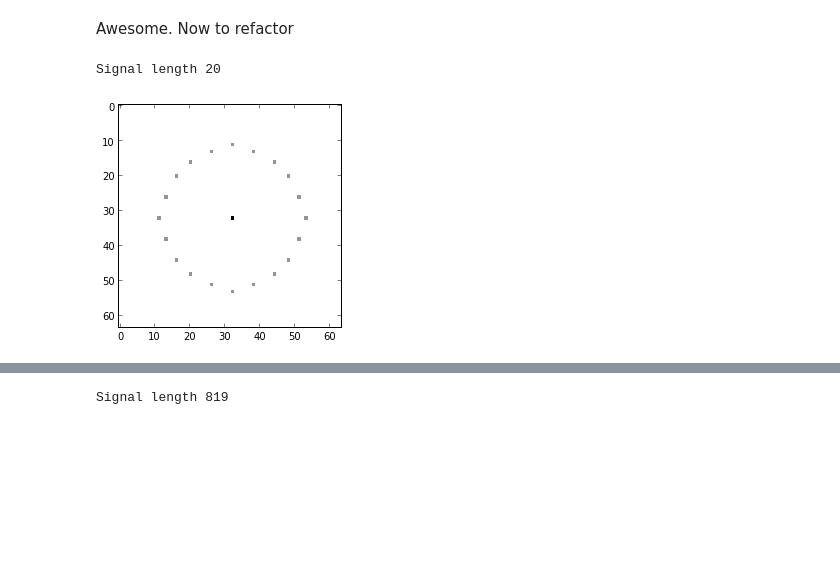
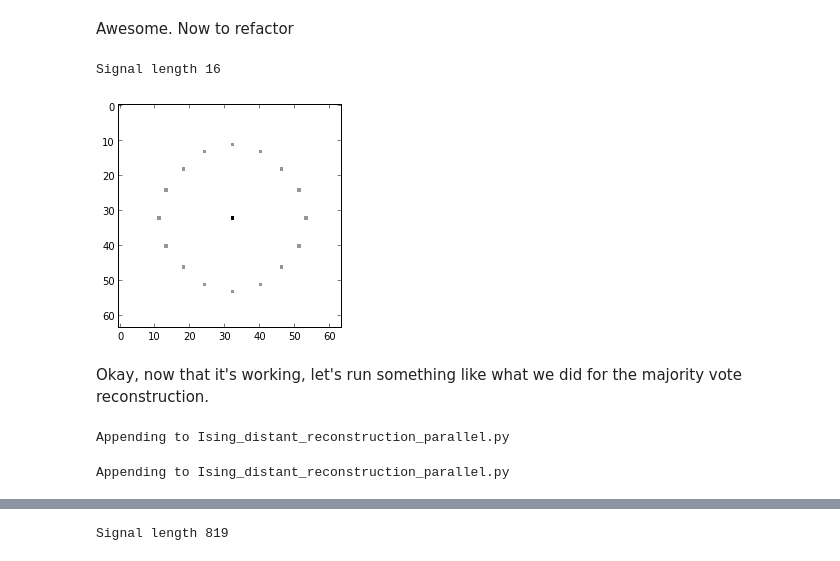
Before and after one commit to forrestsheldon/neurodynamics, a Jupyter notebook: Ising_CS.ipynb, the cells around one changed output, grey strips where cells are left out. Saved outputs shown, nothing was run; the diff lists cells and outputs as text; code cells hidden in the pictures; blank space fills up the shorter version.

Commit message:
Added changes to Ising_CS, unsure of what they are but necessary for merge

```diff
--- a/Ising_CS.ipynb
+++ b/Ising_CS.ipynb
@@ -273,6 +273,23 @@ class Ising_cs(object):
         """
         m = self.measurement_vec((rec_i, rec_j)) > 1e-9
         return self.state[rec_i, rec_j] * m
+# %%
+def reconstruct_majority_vote(vote_mat):
+    """
+    Returns a vector of the modes of (the nonzero entries which are either 1 or -1 of) each column of the vote_matrix
+    In the event of a tie, it returns 0
+    """
+    pos_vote = np.sum( vote_mat ==  1, axis = 0)
+    neg_vote = np.sum( vote_mat == -1, axis = 0)
+    return np.greater(pos_vote, neg_vote) + -1 * np.greater(neg_vote, pos_vote)
+
+def generate_circular_indices(center, radius, num):
+    """
+    Returns a list of tuples containing the indices lying in a circle around the center spin
+    """
+    thetas = np.linspace(0, 2 * np.pi, num, endpoint=False)
+    comp = [radius * np.exp(1J * angle) for angle in thetas]
+    return [(center[0] + int(circ.real), center[1] + int(circ.imag)) for circ in comp]
 # %% [markdown]
 ## Testing
 # %% [markdown]
@@ -938,18 +955,74 @@ def generate_circular_indices(center, radius, num):
 # %%
 ising_size = (64, 64)
 
-signal = np.random.choice([-1, 1], (np.floor(ising_size[0]*ising_size[1]*0.005),))
+signal = np.random.choice([-1, 1], (np.floor(ising_size[0]*ising_size[1]*0.004),))
 print "Signal length %d" % (len(signal))
 
 center = tuple(l/2 for l in ising_size)
 
 L = np.min(ising_size)                                              # Length scale is minimum dimension
 R = L / 3
 
 signal_idxs = generate_circular_indices(center, R, len(signal))
 
 circular_test = Ising_cs(ising_size, signal, signal_idxs, 1)
 circular_test.display_signal(center)
 # %% [output]
-Signal length 20
+Signal length 16
-[figure, old version]
+[figure, new version]
+# %% [markdown]
+Okay, now that it's working, let's run something like what we did for the majority vote reconstruction.
+# %%
+#Initialize a model
+ising_size = (128, 128)
+all_idx = list(np.ndindex(ising_size[0], ising_size[1]))
+
+center = tuple(l/2 for l in ising_size)
+(recording_i, recording_j) = center
+L = np.min(ising_size)                                              # Length scale is minimum dimension
+R = L / 3
+
+sig_len = np.floor(ising_size[0]*ising_size[1]*0.004)
+fix = generate_circular_indices(center, R, sig_len)
+
+num_ensemble = 8
+num_meas = 64
+temps = [0.1, 1, 2, 2.2, 2.27, 2.35, 5, 10, 100]
+errs = np.zeros((num_meas, num_ensemble, len(temps)))
+
+#Loop over temperatures
+for temp_idx, T in enumerate(temps):
+    print "Beginning Calculation for T=%f" % ( T )
+
+    # For each temperature, generate a set of systems and take measurements
+    for ensemble_idx in xrange(num_ensemble):
+        print "    Ensemble %d:  " % ( ensemble_idx ),
+
+        # Generate a signal and initialize the ising model
+        signal = np.random.choice([-1, 1], (sig_len,))
+        vote_is = Ising_cs(ising_size, signal, fix, 1)
+
+        #Arrays to record data and statistics
+        vote_mat = np.zeros_like(vote_is.signal)        # A zero row in the vote matrix will have no
+                                                        # effect on the outcome and will make concat work
+        vote_is.temp = T
+
+        for meas_idx in xrange(num_meas):
+            print "" + str(meas_idx + 1),
+            # print "Ensemble %d Measurement %d, " % (ensemble_idx + 1, meas_idx + 1),
+            # To ensure independence, randomize each time
+            vote_is.randomize()
+            vote_is.gibbs(200 * vote_is.sites)
+            # Form vote matrix
+            vote_mat = np.vstack((vote_mat, vote_is.vote_vec((recording_i, recording_j))))
+
+            # Calculate the error per signal site.  Max of 2, starting at 1.
+            errs[meas_idx, ensemble_idx, temp_idx] = np.sum(np.abs((vote_is.signal - reconstruct_majority_vote(vote_mat)))) / float(sig_len)
+            # print "Current error per site is %f" % (errs[meas_idx, ensemble_idx, temp_idx])
+        print
+# %% [output]
+Appending to Ising_distant_reconstruction_parallel.py
+# %%
+np.savez("Maj_vote_circ_errs_128", errs, temps)
+# %% [output]
+Appending to Ising_distant_reconstruction_parallel.py
```
Also changed, not shown: parts of 2 cells of this notebook.
